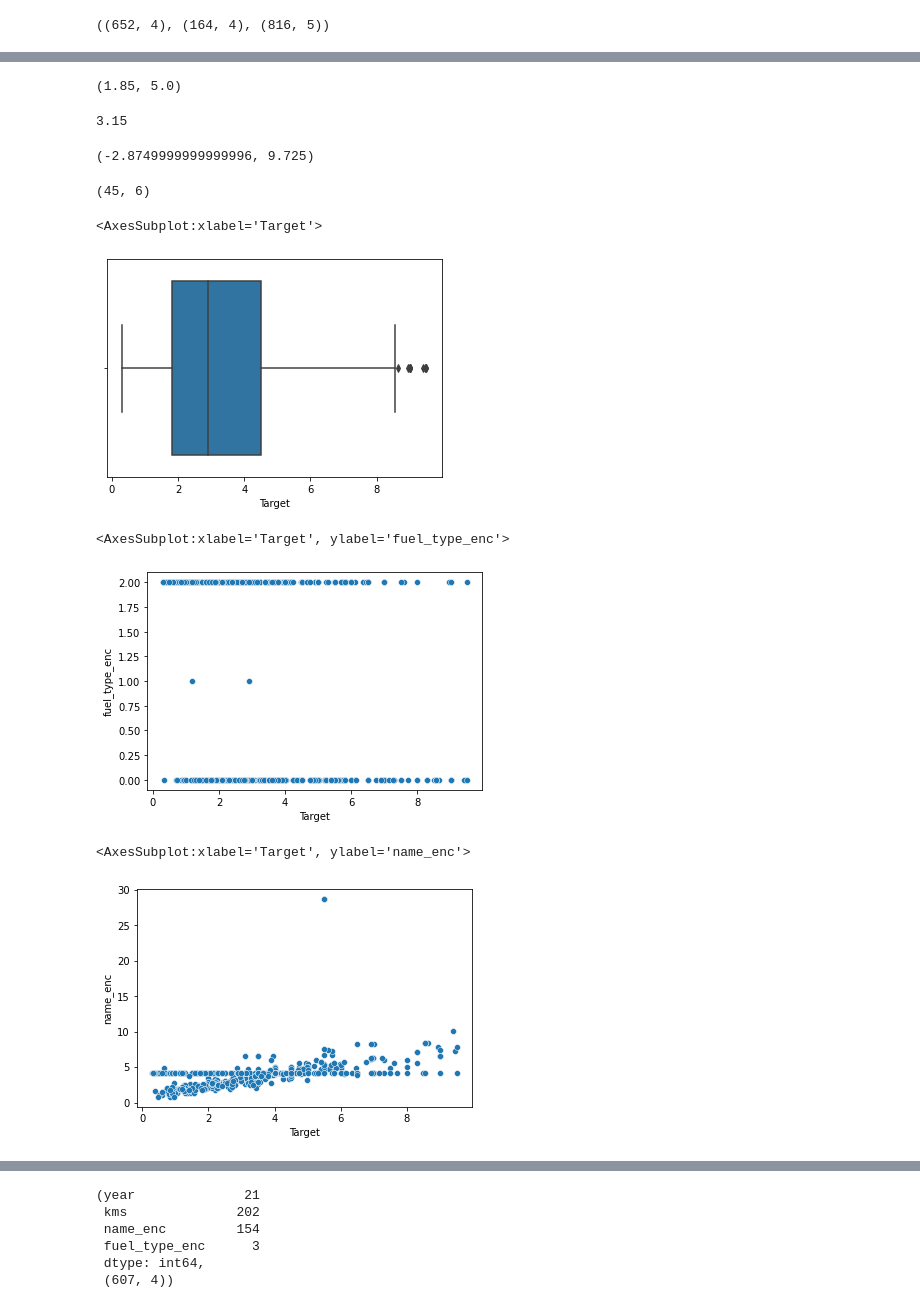
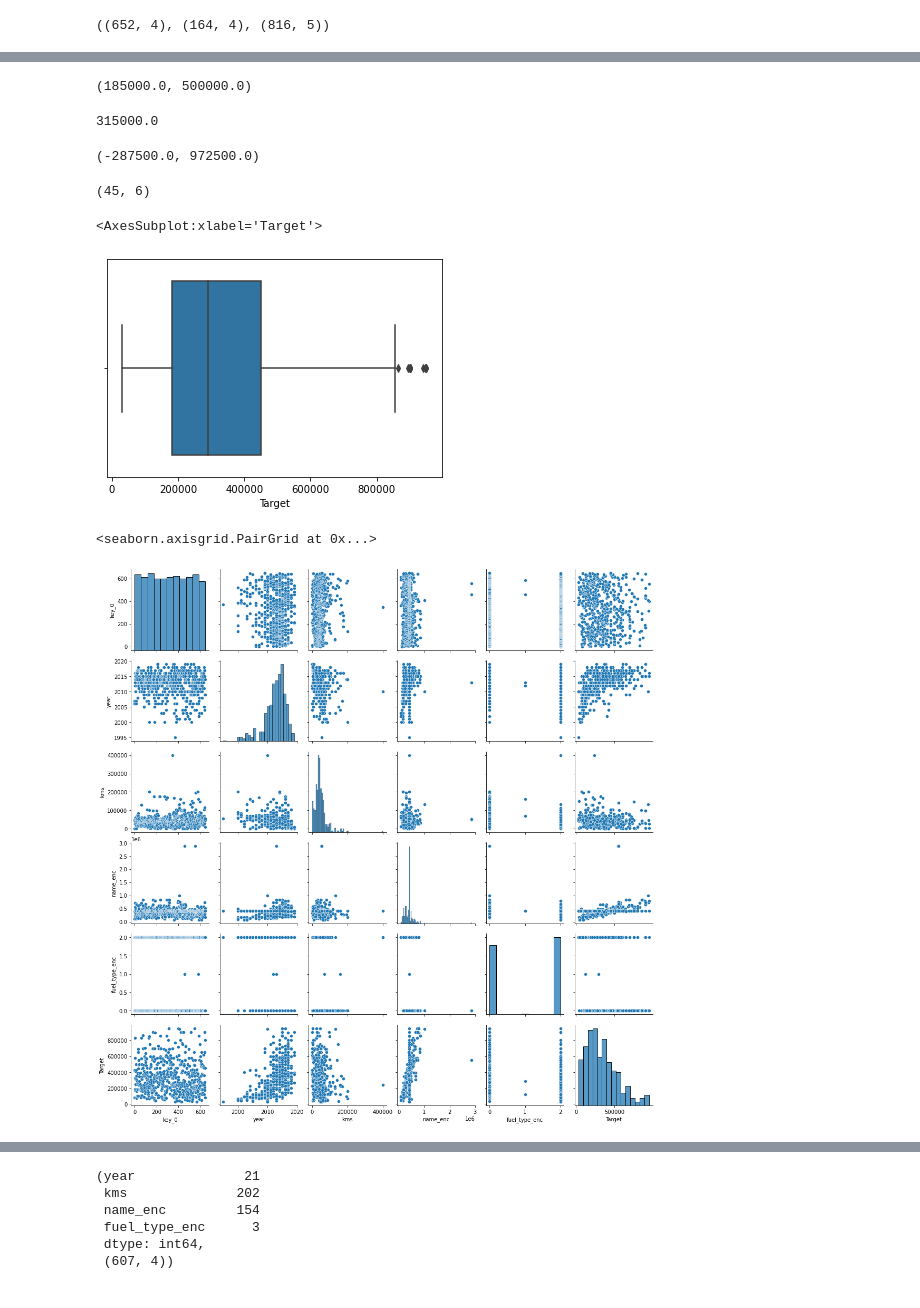
Before and after one commit to CrimsonDevil333333/Car-Price-prediction-model, a Jupyter notebook: Car Price prediction.ipynb, the cells around one changed output, grey strips where cells are left out. Cells and saved outputs as stored; diff of their text form; code cells hidden in the pictures.

```diff
--- a/Car Price prediction.ipynb
+++ b/Car Price prediction.ipynb
@@ -154,6 +154,6 @@ dtypes: int64(3), object(2)
 memory usage: 38.2+ KB
 # %%
 df.nunique()
-df['Price'] = df['Price']/100000
+df['Price'] = df['Price']/1
 df['Price']
 # %% [output]
@@ -206,3 +206,7 @@ Data columns (total 5 columns):
  4   fuel_type_enc  816 non-null    int32
 dtypes: float64(2), int32(1), int64(2)
 memory usage: 75.1 KB
+# %%
+# convert whole data as float type
+df = df.astype('float64')
+df.info()
@@ -250,18 +267,18 @@ Q3 = data.Target.quantile(0.75)
 
 Q1, Q3
 # %% [output]
-(1.85, 5.0)
+(185000.0, 500000.0)
 # %%
 iqr = Q3-Q1
 iqr
 # %% [output]
-3.15
+315000.0
 # %%
 lower_limit = Q1 - 1.5*iqr
 upper_limit = Q3 + 1.5*iqr
 lower_limit, upper_limit
 # %% [output]
-(-2.8749999999999996, 9.725)
+(-287500.0, 972500.0)
 # %%
 # outliers in train data
 data[(data.Target<lower_limit)|(data.Target>upper_limit)].shape
@@ -274,14 +291,9 @@ y_train = data['Target']
 sns.boxplot(data.Target)
 # %% [output]
 <AxesSubplot:xlabel='Target'>
-[figure, old version]
+[figure, new version]
 # %%
-sns.scatterplot(data=X_train.merge(y_train,on = X_train.index), x="Target", y="fuel_type_enc")
+sns.pairplot(data=X_train.merge(y_train,on = X_train.index))
 # %% [output]
-<AxesSubplot:xlabel='Target', ylabel='fuel_type_enc'>
+<seaborn.axisgrid.PairGrid at 0x...>
-[figure, old version]
+[figure, new version]
-# %%
-sns.scatterplot(data=X_train.merge(y_train,on = X_train.index), x="Target", y="name_enc")
-# %% [output]
-<AxesSubplot:xlabel='Target', ylabel='name_enc'>
-[figure, removed]
```
Also changed, not shown: parts of 20 cells of this notebook.
